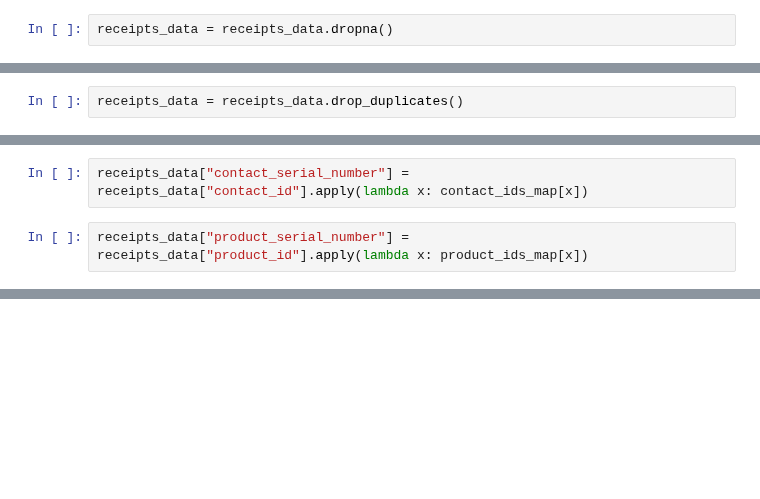
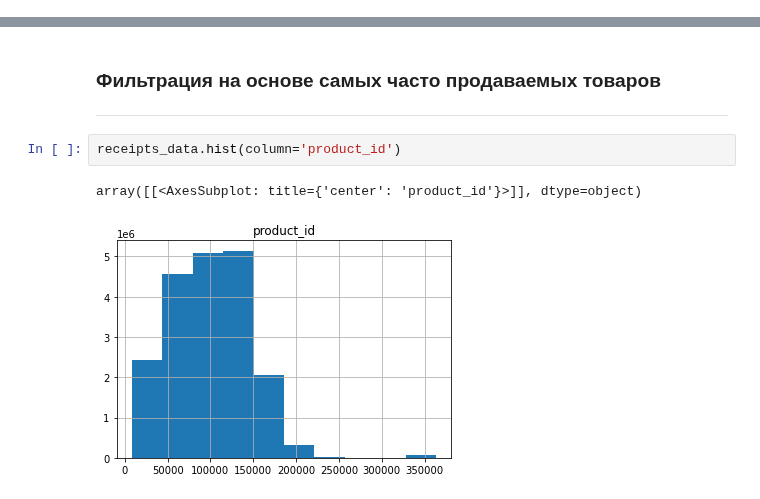
Before and after one commit to anastasia-spb/PharmacyRecModel, a Jupyter notebook: DataPreview.ipynb, the cells around one changed output, grey strips where cells are left out. Drawn from its saved outputs; the diff is of its cells as text; blank space fills up the shorter version.

Commit message:
Update data preprocessing, add recomendations

```diff
--- a/DataPreview.ipynb
+++ b/DataPreview.ipynb
@@ -60,2 +37,0 @@ receipts_data.head(3)
-# %%
-receipts_data = receipts_data.dropna()
@@ -66,2 +37,0 @@ receipts_data.shape
-# %%
-receipts_data = receipts_data.drop_duplicates()
@@ -81,4 +37,0 @@ product_ids_map = {product_ids[i]: i for i in range(len(product_ids))}
-# %%
-receipts_data["contact_serial_number"] = receipts_data["contact_id"].apply(lambda x: contact_ids_map[x])
-# %%
-receipts_data["product_serial_number"] = receipts_data["product_id"].apply(lambda x: product_ids_map[x])
@@ -249,0 +48,9 @@ Use LightFM lib for prediction. In my case I have a problem with LightFM install
+# %% [markdown]
+### Фильтрация на основе самых часто продаваемых товаров
+
+---
+# %%
+receipts_data.hist(column='product_id')
+# %% [output]
+array([[<AxesSubplot: title={'center': 'product_id'}>]], dtype=object)
+[figure, added]
```
Also changed, not shown: parts of 121 cells of this notebook, 2 other files.
